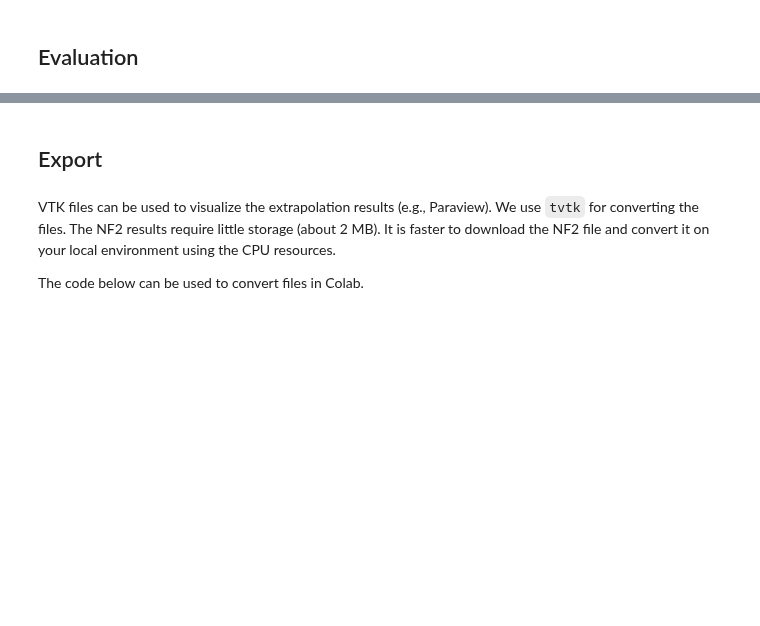
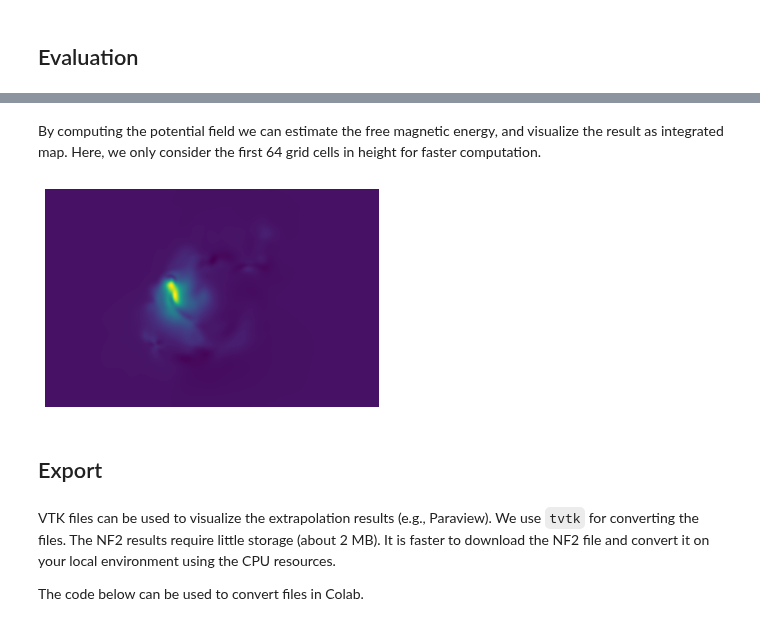
Before and after one commit to RobertJaro/NF2, a Jupyter notebook: example/extrapolation.ipynb, the cells around one changed output, grey strips where cells are left out. Cells and saved outputs as stored; diff of their text form; code cells hidden in the pictures; blank space fills up the shorter version.

```diff
--- a/example/extrapolation.ipynb
+++ b/example/extrapolation.ipynb
@@ -131,3 +211,13 @@ trainer.train(epochs, batch_size, n_samples_epoch, log_interval, validation_inte
+# %% [markdown]
+By computing the potential field we can estimate the free magnetic energy, and visualize the result as integrated map. Here, we only consider the first 64 grid cells in height for faster computation.
+# %%
+free_me = get_free_mag_energy(b[:, :, :64])
+plt.figure(figsize=(8,4))
+plt.imshow(free_me.sum(2).transpose(), origin='lower')
+plt.axis('off')
+plt.show()
+# %% [output]
+[figure, added]
 # %% [markdown]
 ## Export
 # %% [markdown]
```
Also changed, not shown: parts of 57 cells of this notebook, 12 other files.
